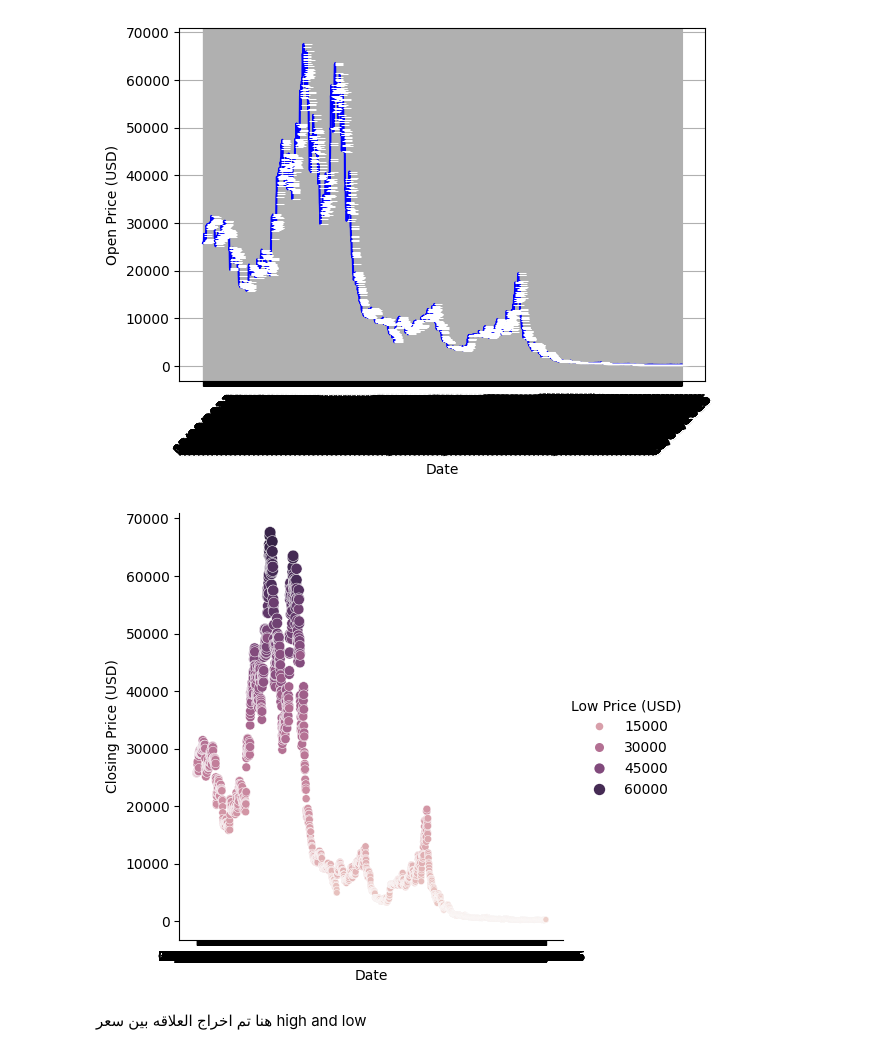
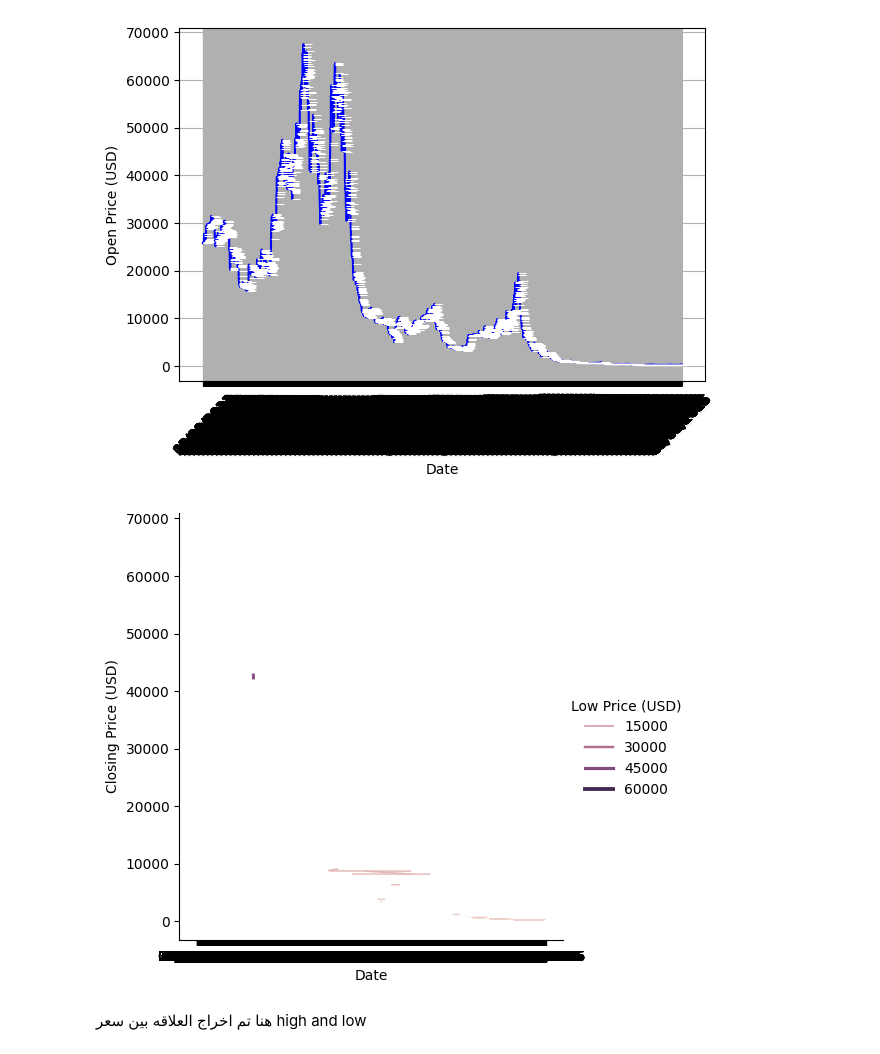
Before and after one commit to ayatkatka/bitcoin, a Jupyter notebook: bitcoinDataset.ipynb, the cells around one changed output. Drawn from its saved outputs; the diff is of its cells as text; code cells hidden in the pictures.

```diff
--- a/bitcoinDataset.ipynb
+++ b/bitcoinDataset.ipynb
@@ -261,0 +803,6 @@ plt.show()
+# %%
+import pandas as pd
+import matplotlib.pyplot as plt
+
+# Read CSV file into DataFrame
+data = pd.read_csv('bitcoinDatasetS.csv', index_col='Date', parse_dates=True)
@@ -261,0 +834,2 @@ plt.show()
+# %%
+data['Performance'] = (data['Closing Price (USD)'] - data['Open Price (USD)']) / data['Price (USD)'] * 100
@@ -336,10 +918,10 @@ plt.show()
 # %% [output]
 [figure]
 # %%
-sns.relplot(x="Date",y="Closing Price (USD)",data=data,kind="scatter",size="Low Price (USD)",hue="Low Price (USD)")
+sns.relplot(x="Date",y="Closing Price (USD)",data=data,kind="line",size="Low Price (USD)",hue="Low Price (USD)")
 plt.show()
 # %% [output]
-[figure, old version]
+[figure, new version]
 # %% [markdown]
 هنا تم اخراج العلاقه بين سعر
 high and low
```
Also changed, not shown: parts of 69 cells of this notebook.
